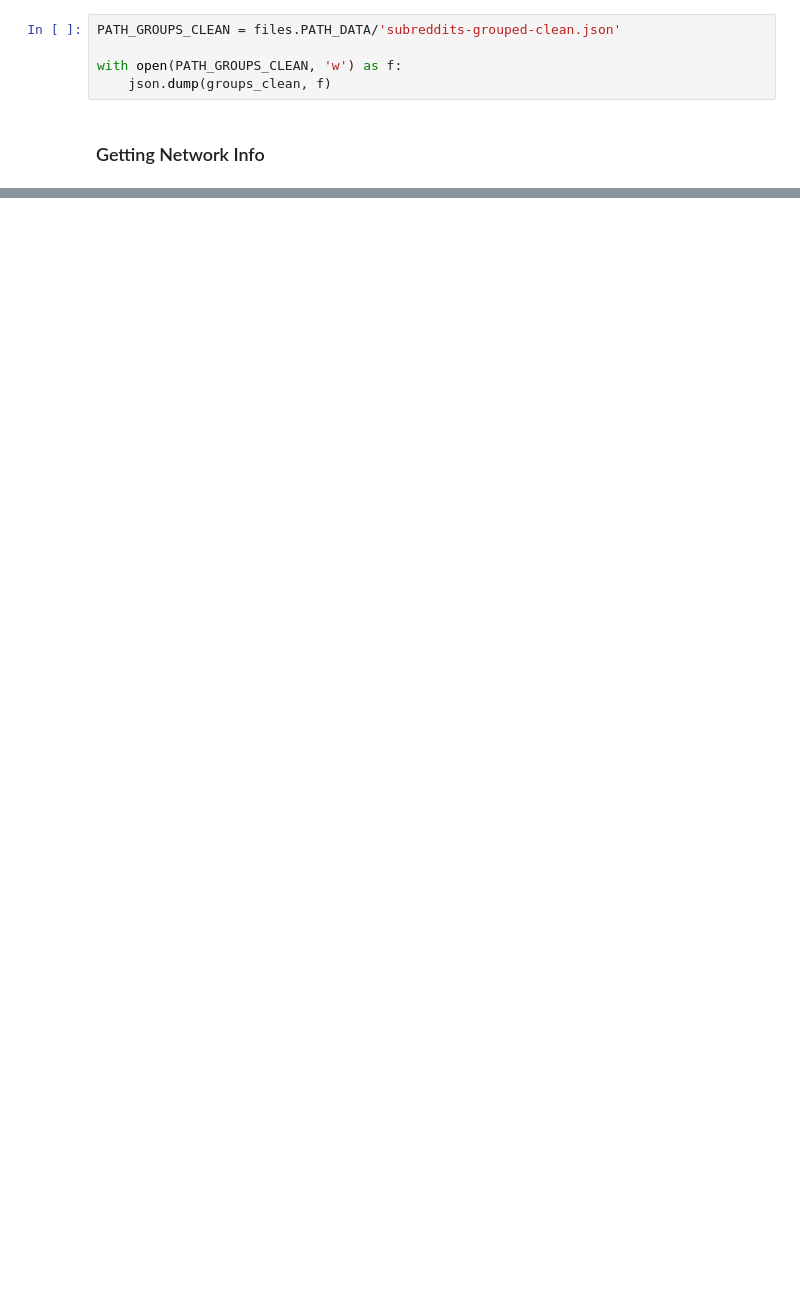
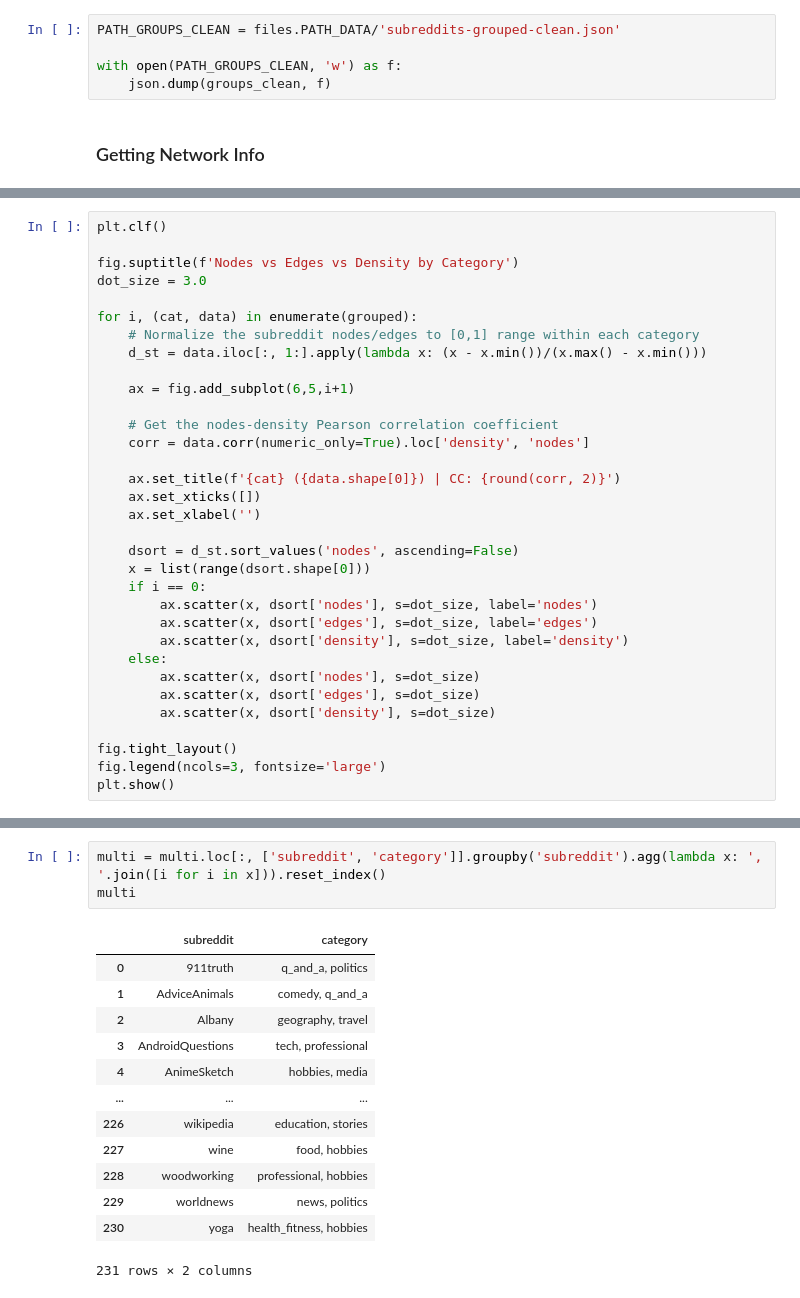
Before and after one commit to ruskirin/reddit-assortativity-analysis, a Jupyter notebook: stratified-sampling.ipynb, the cells around one changed output, grey strips where cells are left out. Drawn from its saved outputs; the diff is of its cells as text; blank space fills up the shorter version.

```diff
--- a/stratified-sampling.ipynb
+++ b/stratified-sampling.ipynb
@@ -175,0 +179,33 @@ for g, sr in net_desc.items():
+# %%
+plt.clf()
+
+fig.suptitle(f'Nodes vs Edges vs Density by Category')
+dot_size = 3.0
+
+for i, (cat, data) in enumerate(grouped):
+    # Normalize the subreddit nodes/edges to [0,1] range within each category
+    d_st = data.iloc[:, 1:].apply(lambda x: (x - x.min())/(x.max() - x.min()))
+
+    ax = fig.add_subplot(6,5,i+1)
+
+    # Get the nodes-density Pearson correlation coefficient
+    corr = data.corr(numeric_only=True).loc['density', 'nodes']
+
+    ax.set_title(f'{cat} ({data.shape[0]}) | CC: {round(corr, 2)}')
+    ax.set_xticks([])
+    ax.set_xlabel('')
+
+    dsort = d_st.sort_values('nodes', ascending=False)
+    x = list(range(dsort.shape[0]))
+    if i == 0:
+        ax.scatter(x, dsort['nodes'], s=dot_size, label='nodes')
+        ax.scatter(x, dsort['edges'], s=dot_size, label='edges')
+        ax.scatter(x, dsort['density'], s=dot_size, label='density')
+    else:
+        ax.scatter(x, dsort['nodes'], s=dot_size)
+        ax.scatter(x, dsort['edges'], s=dot_size)
+        ax.scatter(x, dsort['density'], s=dot_size)
+
+fig.tight_layout()
+fig.legend(ncols=3, fontsize='large')
+plt.show()
@@ -175,0 +314,17 @@ for g, sr in net_desc.items():
+# %%
+multi = multi.loc[:, ['subreddit', 'category']].groupby('subreddit').agg(lambda x: ', '.join([i for i in x])).reset_index()
+multi
+# %% [output]
+|  | subreddit | category |
+| 0 | 911truth | q_and_a, politics |
+| 1 | AdviceAnimals | comedy, q_and_a |
+| 2 | Albany | geography, travel |
+| 3 | AndroidQuestions | tech, professional |
+| 4 | AnimeSketch | hobbies, media |
+| ... | ... | ... |
+| 226 | wikipedia | education, stories |
+| 227 | wine | food, hobbies |
+| 228 | woodworking | professional, hobbies |
+| 229 | worldnews | news, politics |
+| 230 | yoga | health_fitness, hobbies |
+231 rows × 2 columns
```
Also changed, not shown: parts of 49 cells of this notebook, 4 other files.
